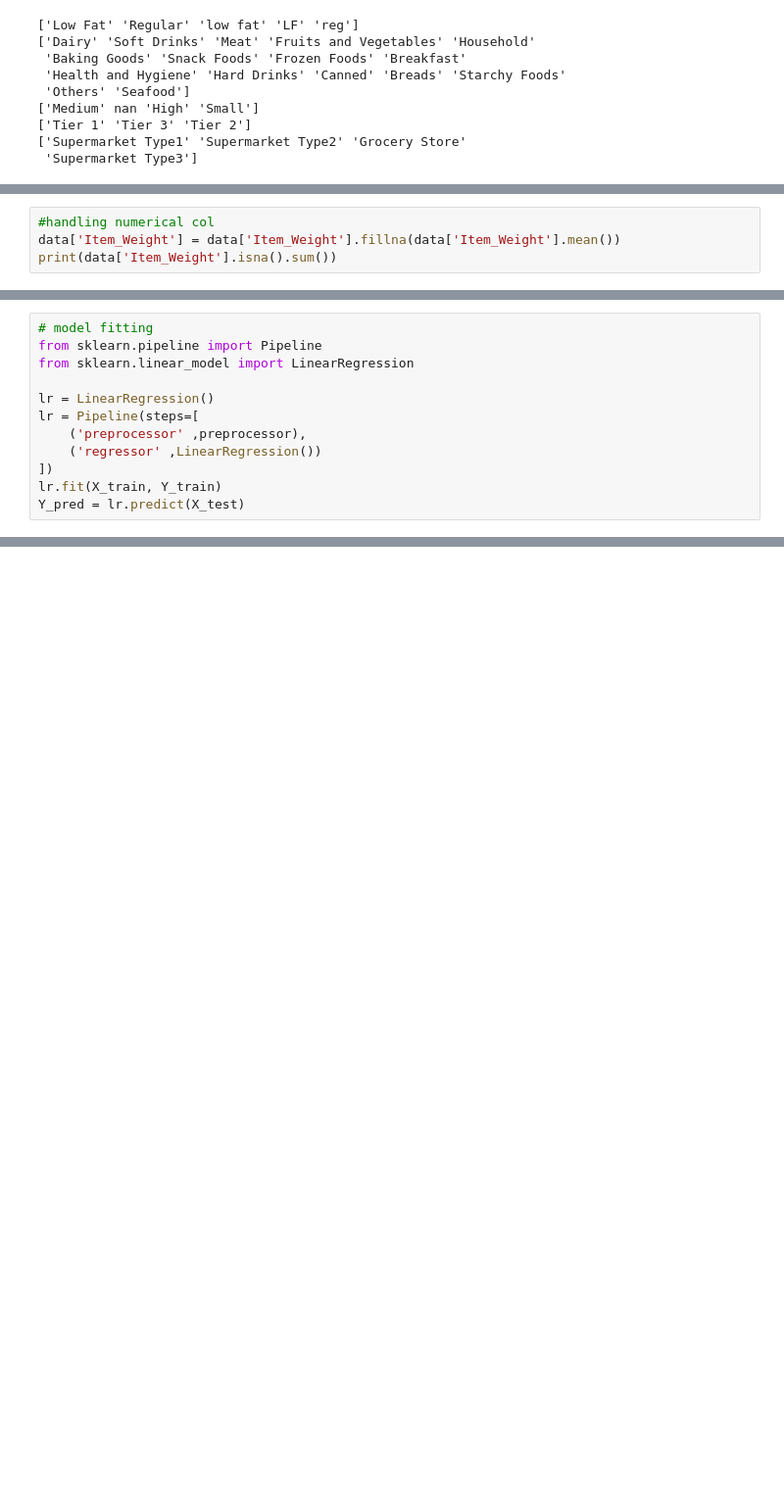
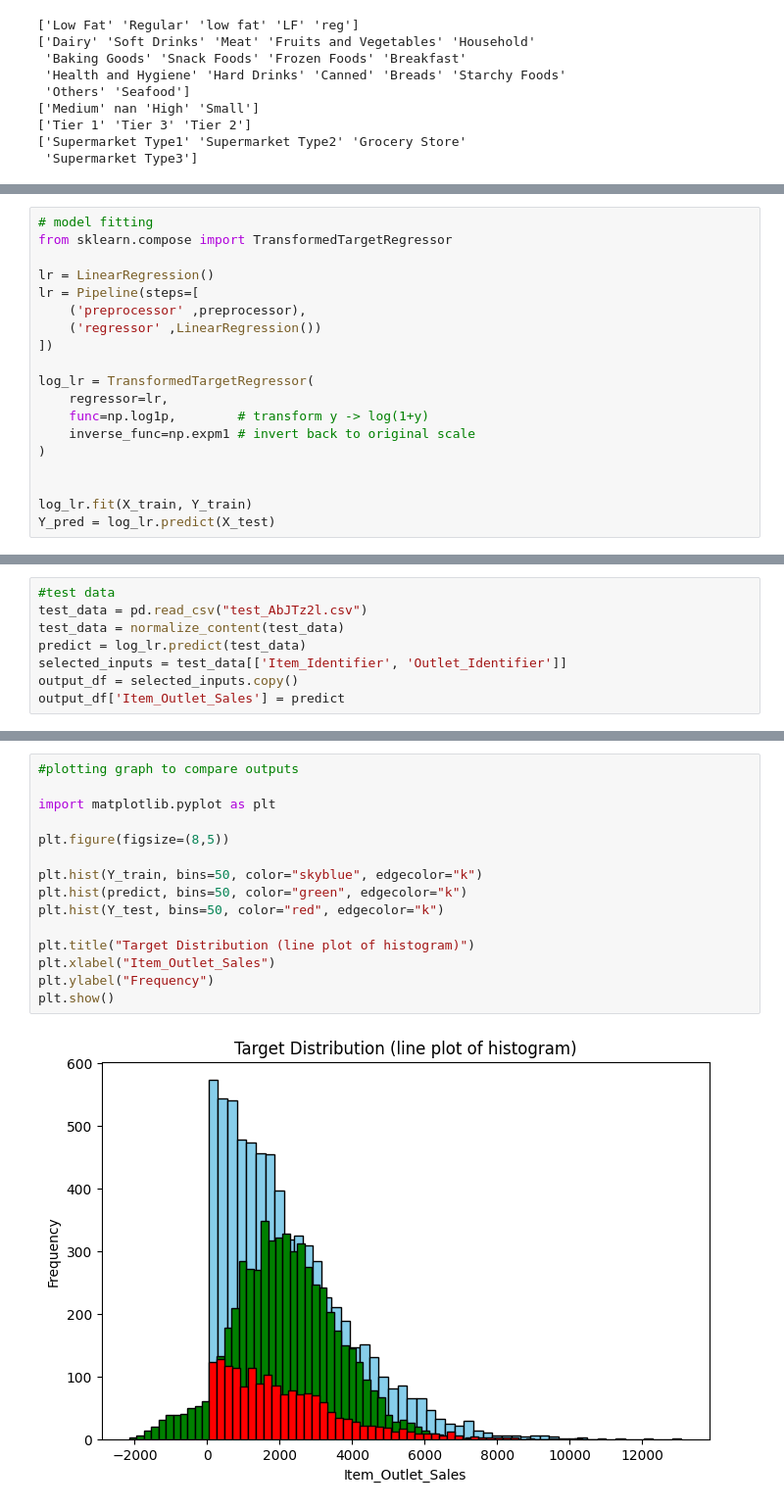
Before and after one commit to Aastha0523/ml, a Jupyter notebook: Sales Prediction for Big Mart Outlets/LR.ipynb, the cells around one changed output, grey strips where cells are left out. Shown: that part at 98% size. Drawn from its saved outputs; the diff is of its cells as text; blank space fills up the shorter version.

```diff
--- a/Sales Prediction for Big Mart Outlets/LR.ipynb
+++ b/Sales Prediction for Big Mart Outlets/LR.ipynb
@@ -70,4 +60,0 @@ dtype: int64
-# %%
-#handling numerical col
-data['Item_Weight'] = data['Item_Weight'].fillna(data['Item_Weight'].mean())
-print(data['Item_Weight'].isna().sum())
@@ -97,16 +88,23 @@ preprocessor = ColumnTransformer(
 ])
 # %%
 # model fitting
-from sklearn.pipeline import Pipeline
-from sklearn.linear_model import LinearRegression
+from sklearn.compose import TransformedTargetRegressor
 
 lr = LinearRegression()
 lr = Pipeline(steps=[
     ('preprocessor' ,preprocessor),
     ('regressor' ,LinearRegression())
 ])
-lr.fit(X_train, Y_train)
-Y_pred = lr.predict(X_test)
+
+log_lr = TransformedTargetRegressor(
+    regressor=lr,
+    func=np.log1p,        # transform y -> log(1+y)
+    inverse_func=np.expm1 # invert back to original scale
+)
+
+
+log_lr.fit(X_train, Y_train)
+Y_pred = log_lr.predict(X_test)
 # %%
 #check performance -> rmse
 from sklearn.metrics import mean_squared_error
@@ -117,0 +115,8 @@ print(rmse)
+# %%
+#test data
+test_data = pd.read_csv("test_AbJTz2l.csv")
+test_data = normalize_content(test_data)
+predict = log_lr.predict(test_data)
+selected_inputs = test_data[['Item_Identifier', 'Outlet_Identifier']]
+output_df = selected_inputs.copy()
+output_df['Item_Outlet_Sales'] = predict
@@ -117,0 +134,17 @@ print(rmse)
+# %%
+#plotting graph to compare outputs
+
+import matplotlib.pyplot as plt
+
+plt.figure(figsize=(8,5))
+
+plt.hist(Y_train, bins=50, color="skyblue", edgecolor="k")
+plt.hist(predict, bins=50, color="green", edgecolor="k")
+plt.hist(Y_test, bins=50, color="red", edgecolor="k")
+
+plt.title("Target Distribution (line plot of histogram)")
+plt.xlabel("Item_Outlet_Sales")
+plt.ylabel("Frequency")
+plt.show()
+# %% [output]
+[figure, added]
```
Also changed, not shown: parts of 10 cells of this notebook.
